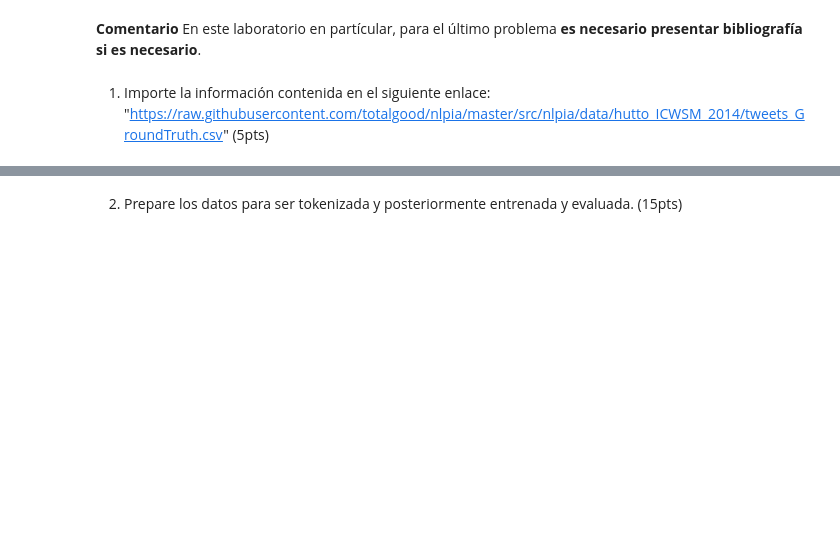
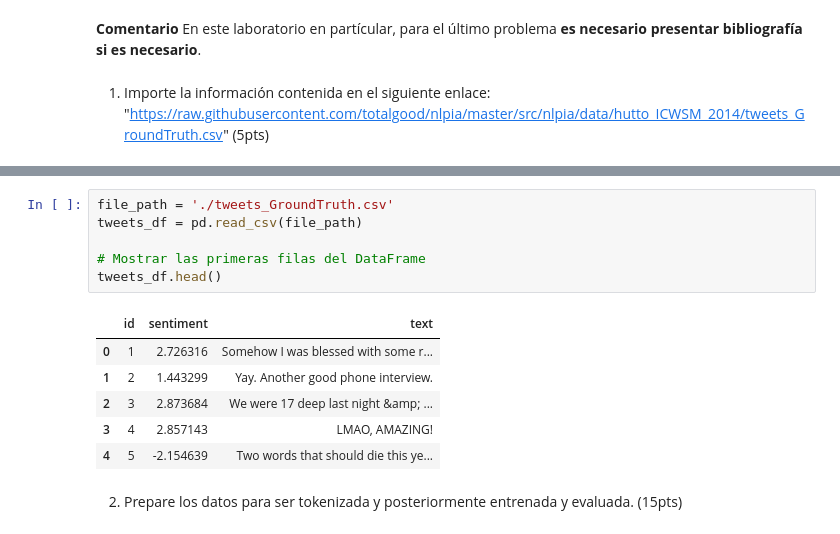
Before and after one commit to JoseGon20335/Trabajos-NLP, a Jupyter notebook: Lab#2/Laboratorio_2_Tokenization.ipynb, the cells around one changed output, grey strips where cells are left out. Saved outputs shown, nothing was run; the diff lists cells and outputs as text; blank space fills up the shorter version.

```diff
--- a/Lab#2/Laboratorio_2_Tokenization.ipynb
+++ b/Lab#2/Laboratorio_2_Tokenization.ipynb
@@ -14,2 +31,15 @@ En este laboratorio en partícular, para el último problema **es necesario pres
+# %%
+file_path = './tweets_GroundTruth.csv'
+tweets_df = pd.read_csv(file_path)
+
+# Mostrar las primeras filas del DataFrame
+tweets_df.head()
+# %% [output]
+|  | id | sentiment | text |
+| 0 | 1 | 2.726316 | Somehow I was blessed with some r... |
+| 1 | 2 | 1.443299 | Yay. Another good phone interview. |
+| 2 | 3 | 2.873684 | We were 17 deep last night &amp; ... |
+| 3 | 4 | 2.857143 | LMAO, AMAZING! |
+| 4 | 5 | -2.154639 | Two words that should die this ye... |
 # %% [markdown]
 2. Prepare los datos para ser tokenizada y posteriormente entrenada y evaluada. (15pts)
```
Also changed, not shown: parts of 20 cells of this notebook, 1 other file.
